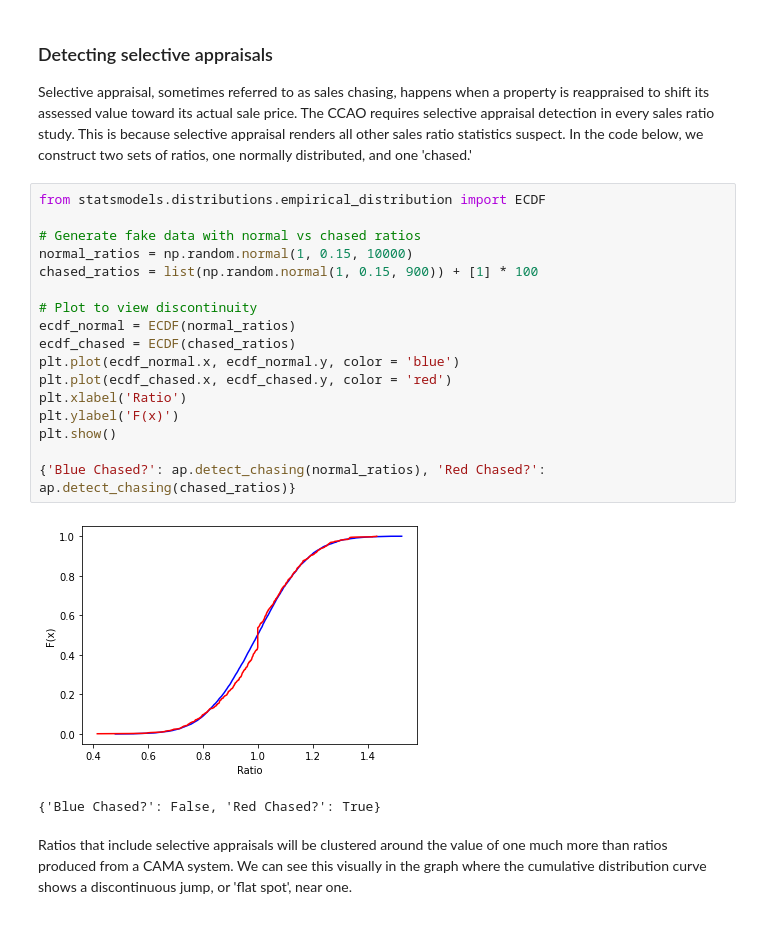
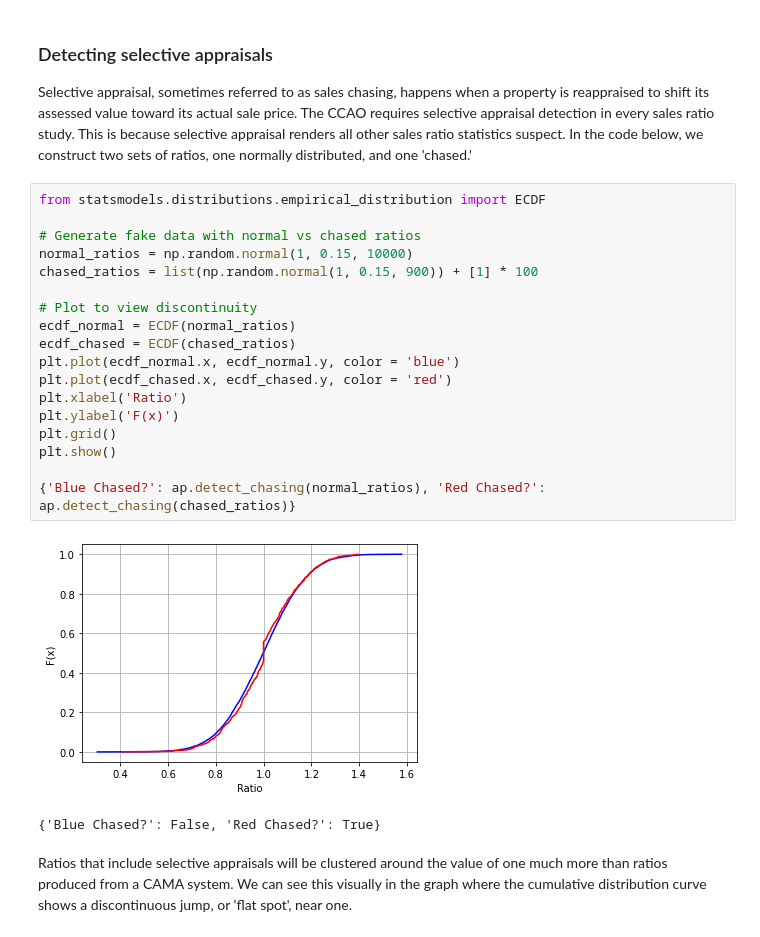
Before and after one commit to ccao-data/assesspy, a Jupyter notebook: docs/source/notebooks/example-ratio-study.ipynb, the cells around one changed output. Cells and saved outputs as stored; diff of their text form.

Commit message:
Add grids to vignette graphs

```diff
--- a/docs/source/notebooks/example-ratio-study.ipynb
+++ b/docs/source/notebooks/example-ratio-study.ipynb
@@ -226,22 +227,23 @@ Selective appraisal, sometimes referred to as sales chasing, happens when a prop
 # %%
 from statsmodels.distributions.empirical_distribution import ECDF
 
 # Generate fake data with normal vs chased ratios
 normal_ratios = np.random.normal(1, 0.15, 10000)
 chased_ratios = list(np.random.normal(1, 0.15, 900)) + [1] * 100
 
 # Plot to view discontinuity
 ecdf_normal = ECDF(normal_ratios)
 ecdf_chased = ECDF(chased_ratios)
 plt.plot(ecdf_normal.x, ecdf_normal.y, color = 'blue')
 plt.plot(ecdf_chased.x, ecdf_chased.y, color = 'red')
 plt.xlabel('Ratio')
 plt.ylabel('F(x)')
+plt.grid()
 plt.show()
 
 {'Blue Chased?': ap.detect_chasing(normal_ratios), 'Red Chased?': ap.detect_chasing(chased_ratios)}
 # %% [output]
-[figure, old version]
+[figure, new version]
 {'Blue Chased?': False, 'Red Chased?': True}
 # %% [markdown]
 Ratios that include selective appraisals will be clustered around the value of one much more than ratios produced from a CAMA system. We can see this visually in the graph where the cumulative distribution curve shows a discontinuous jump, or 'flat spot', near one.
```
Also changed, not shown: parts of 2 cells of this notebook.
